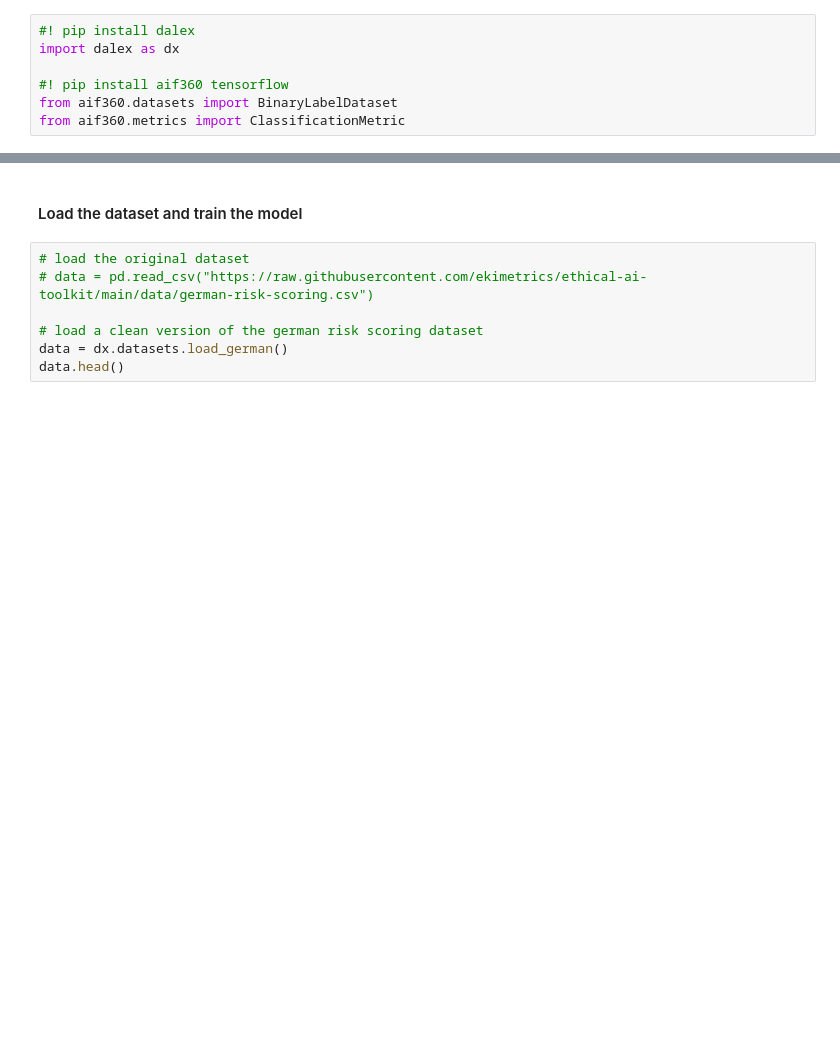
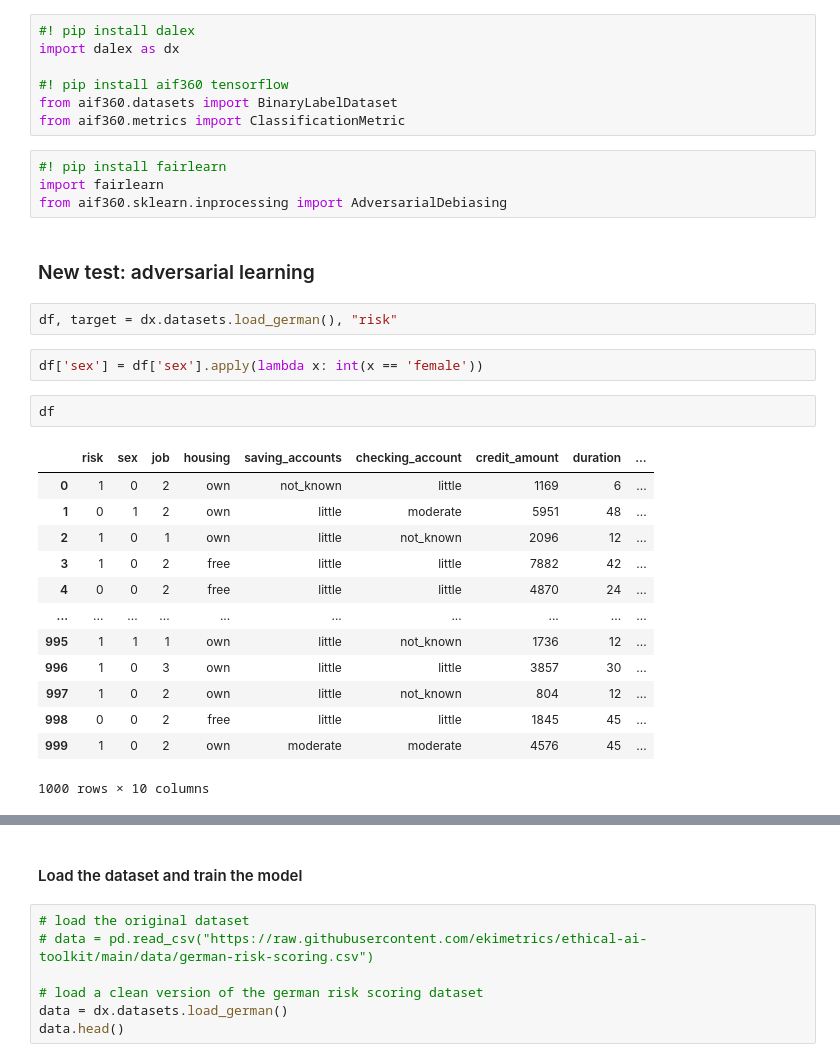
Before and after one commit to datacraft-paris/ethical-ai-toolkit, a Jupyter notebook: notebooks/nathan_tests.ipynb, the cells around one changed output, grey strips where cells are left out. Drawn from its saved outputs; the diff is of its cells as text; blank space fills up the shorter version.

```diff
--- a/notebooks/nathan_tests.ipynb
+++ b/notebooks/nathan_tests.ipynb
@@ -20,3 +34,29 @@ import dalex as dx
 #! pip install aif360 tensorflow
 from aif360.datasets import BinaryLabelDataset
 from aif360.metrics import ClassificationMetric
+# %%
+#! pip install fairlearn
+import fairlearn
+from aif360.sklearn.inprocessing import AdversarialDebiasing
+# %% [markdown]
+<h3> New test: adversarial learning </h3>
+# %%
+df, target = dx.datasets.load_german(), "risk"
+# %%
+df['sex'] = df['sex'].apply(lambda x: int(x == 'female'))
+# %%
+df
+# %% [output]
+|  | risk | sex | job | housing | saving_accounts | checking_account | credit_amount | duration | ... |
+| 0 | 1 | 0 | 2 | own | not_known | little | 1169 | 6 | ... |
+| 1 | 0 | 1 | 2 | own | little | moderate | 5951 | 48 | ... |
+| 2 | 1 | 0 | 1 | own | little | not_known | 2096 | 12 | ... |
+| 3 | 1 | 0 | 2 | free | little | little | 7882 | 42 | ... |
+| 4 | 0 | 0 | 2 | free | little | little | 4870 | 24 | ... |
+| ... | ... | ... | ... | ... | ... | ... | ... | ... | ... |
+| 995 | 1 | 1 | 1 | own | little | not_known | 1736 | 12 | ... |
+| 996 | 1 | 0 | 3 | own | little | little | 3857 | 30 | ... |
+| 997 | 1 | 0 | 2 | own | little | not_known | 804 | 12 | ... |
+| 998 | 0 | 0 | 2 | free | little | little | 1845 | 45 | ... |
+| 999 | 1 | 0 | 2 | own | moderate | moderate | 4576 | 45 | ... |
+1000 rows × 10 columns
```
Also changed, not shown: parts of 15 cells of this notebook.
